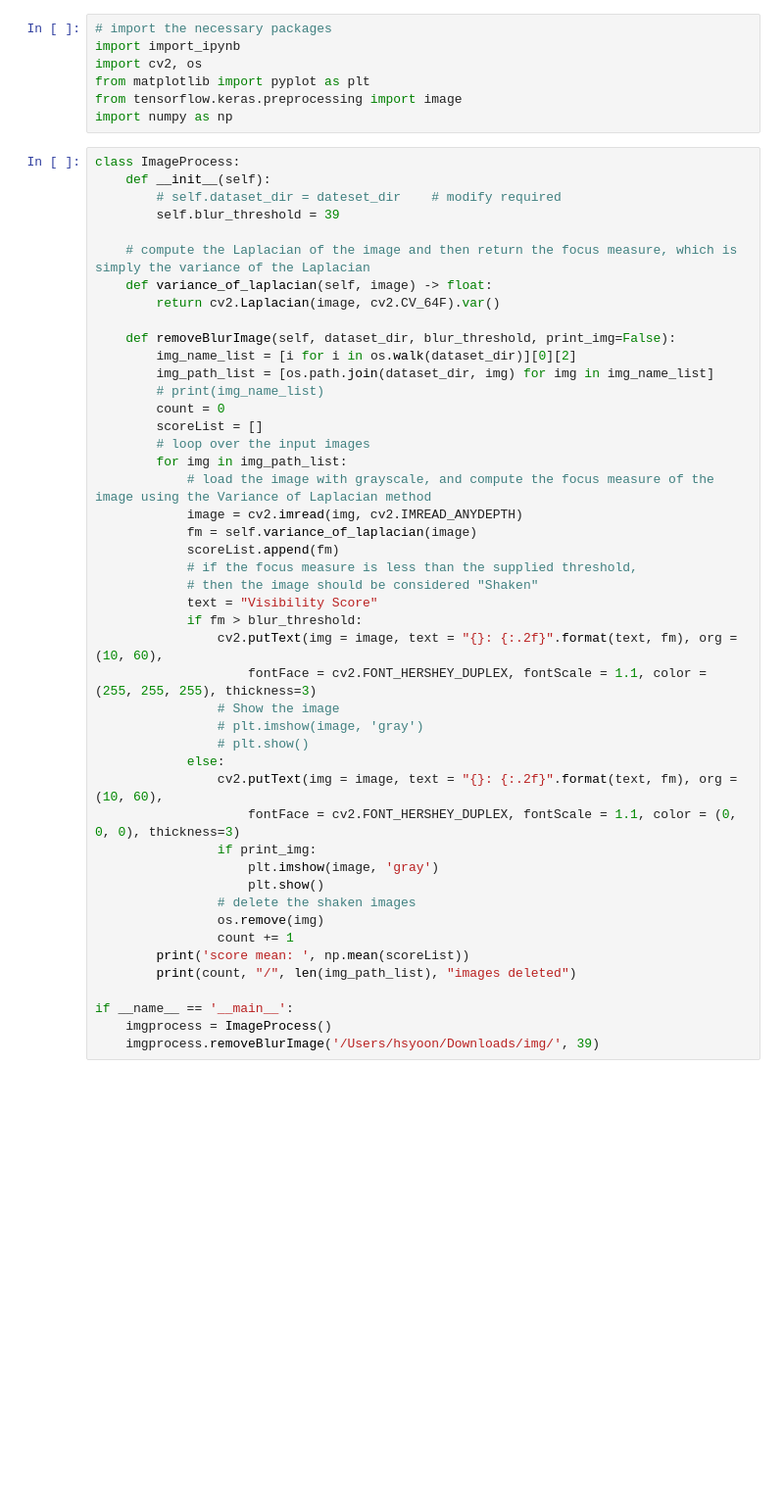
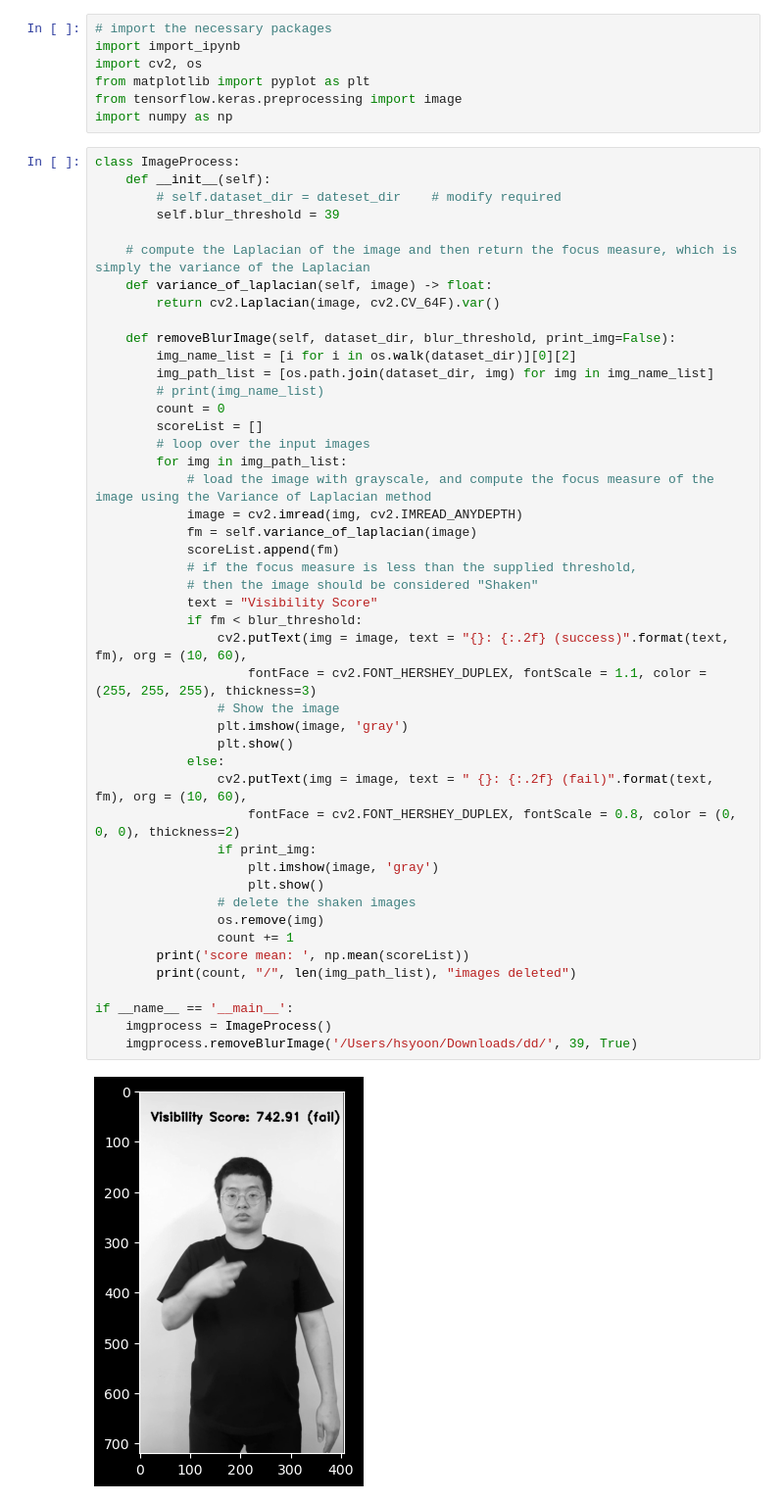
Before and after one commit to yhs1202/ANN_Project, a Jupyter notebook: image_process.ipynb, the cells around one changed output. Shown: that part at 98% size. Cells and saved outputs as stored; diff of their text form; blank space fills up the shorter version.

```diff
--- a/image_process.ipynb
+++ b/image_process.ipynb
@@ -17,37 +17,39 @@ class ImageProcess:
 
 	def removeBlurImage(self, dataset_dir, blur_threshold, print_img=False):
 		img_name_list = [i for i in os.walk(dataset_dir)][0][2]
 		img_path_list = [os.path.join(dataset_dir, img) for img in img_name_list]
 		# print(img_name_list)
 		count = 0
 		scoreList = []
 		# loop over the input images
 		for img in img_path_list:
 			# load the image with grayscale, and compute the focus measure of the image using the Variance of Laplacian method
 			image = cv2.imread(img, cv2.IMREAD_ANYDEPTH)
 			fm = self.variance_of_laplacian(image)
 			scoreList.append(fm)
 			# if the focus measure is less than the supplied threshold,
 			# then the image should be considered "Shaken"
 			text = "Visibility Score"
-			if fm > blur_threshold:
-				cv2.putText(img = image, text = "{}: {:.2f}".format(text, fm), org = (10, 60),
+			if fm < blur_threshold:
+				cv2.putText(img = image, text = "{}: {:.2f} (success)".format(text, fm), org = (10, 60),
 					fontFace = cv2.FONT_HERSHEY_DUPLEX, fontScale = 1.1, color = (255, 255, 255), thickness=3)
 				# Show the image
-				# plt.imshow(image, 'gray')
-				# plt.show()
+				plt.imshow(image, 'gray')
+				plt.show()
 			else:
-				cv2.putText(img = image, text = "{}: {:.2f}".format(text, fm), org = (10, 60),
-					fontFace = cv2.FONT_HERSHEY_DUPLEX, fontScale = 1.1, color = (0, 0, 0), thickness=3)
+				cv2.putText(img = image, text = " {}: {:.2f} (fail)".format(text, fm), org = (10, 60),
+					fontFace = cv2.FONT_HERSHEY_DUPLEX, fontScale = 0.8, color = (0, 0, 0), thickness=2)
 				if print_img:
 					plt.imshow(image, 'gray')
 					plt.show()
 				# delete the shaken images
 				os.remove(img)
 				count += 1
 		print('score mean: ', np.mean(scoreList))
 		print(count, "/", len(img_path_list), "images deleted")
 
 if __name__ == '__main__':
 	imgprocess = ImageProcess()
-	imgprocess.removeBlurImage('/Users/hsyoon/Downloads/img/', 39)
+	imgprocess.removeBlurImage('/Users/hsyoon/Downloads/dd/', 39, True)
+# %% [output]
+[figure, added]
```
Also changed, not shown: parts of 1 cell of this notebook, 3 other files.
